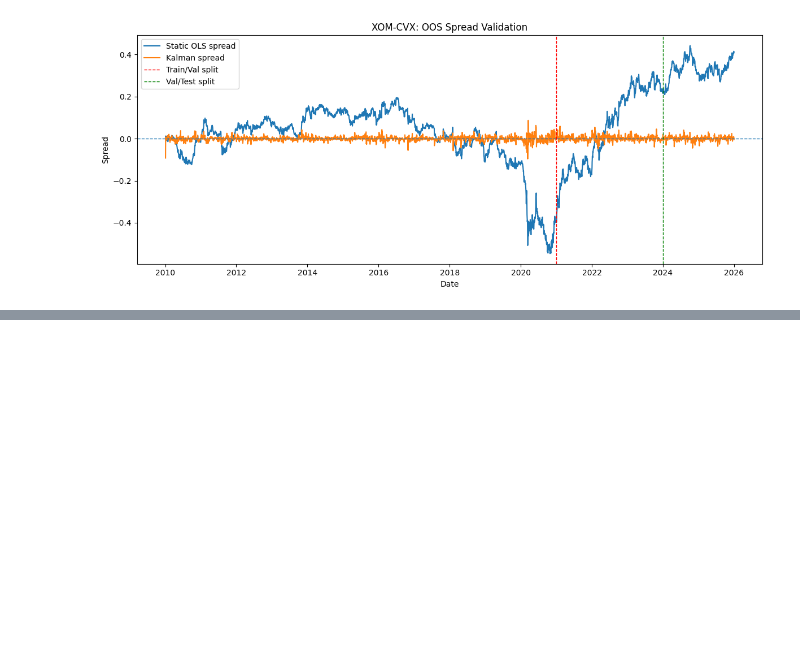
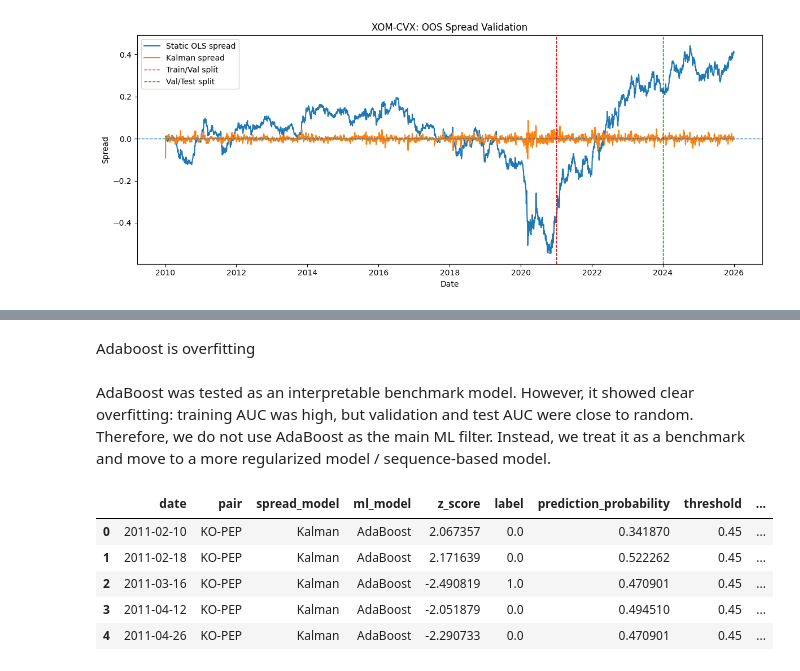
Before and after one commit to YewenL/project-5291, a Jupyter notebook: script/model implementation.ipynb, the cells around one changed output, grey strips where cells are left out. Saved outputs shown, nothing was run; the diff lists cells and outputs as text; code cells hidden in the pictures; blank space fills up the shorter version.

```diff
--- a/script/model implementation.ipynb
+++ b/script/model implementation.ipynb
@@ -1029,0 +3110,4 @@ backtest_input.to_csv(OUTPUT_DIR + "/backtest_input_with_kalman.csv", index=Fals
+# %% [markdown]
+Adaboost is overfitting
+# %% [markdown]
+AdaBoost was tested as an interpretable benchmark model. However, it showed clear overfitting: training AUC was high, but validation and test AUC were close to random. Therefore, we do not use AdaBoost as the main ML filter. Instead, we treat it as a benchmark and move to a more regularized model / sequence-based model.
@@ -1029,0 +3145,48 @@ backtest_input.to_csv(OUTPUT_DIR + "/backtest_input_with_kalman.csv", index=Fals
+# %%
+signals_ols_ko = create_ml_signal_file(
+    dataset_ols_ko_pep,
+    result_ols_ko,
+    pair="KO-PEP",
+    spread_model="OLS",
+    threshold=0.55
+)
+
+signals_kf_ko = create_ml_signal_file(
+    dataset_kf_ko_pep,
+    result_kf_ko,
+    pair="KO-PEP",
+    spread_model="Kalman",
+    threshold=0.45
+)
+
+signals_ols_xom = create_ml_signal_file(
+    dataset_ols_xom_cvx,
+    result_ols_xom,
+    pair="XOM-CVX",
+    spread_model="OLS",
+    threshold=0.40
+)
+
+signals_kf_xom = create_ml_signal_file(
+    dataset_kf_xom_cvx,
+    result_kf_xom,
+    pair="XOM-CVX",
+    spread_model="Kalman",
+    threshold=0.50
+)
+
+ml_signals_adaboost = pd.concat(
+    [signals_ols_ko, signals_kf_ko, signals_ols_xom, signals_kf_xom],
+    axis=0
+).sort_values(["pair", "spread_model", "date"])
+
+ml_signals_adaboost.to_csv("ml_signals_adaboost.csv", index=False)
+
+ml_signals_adaboost.head()
+# %% [output]
+|  | date | pair | spread_model | ml_model | z_score | label | prediction_probability | threshold | ... |
+| 0 | 2011-02-10 | KO-PEP | Kalman | AdaBoost | 2.067357 | 0.0 | 0.341870 | 0.45 | ... |
+| 1 | 2011-02-18 | KO-PEP | Kalman | AdaBoost | 2.171639 | 0.0 | 0.522262 | 0.45 | ... |
+| 2 | 2011-03-16 | KO-PEP | Kalman | AdaBoost | -2.490819 | 1.0 | 0.470901 | 0.45 | ... |
+| 3 | 2011-04-12 | KO-PEP | Kalman | AdaBoost | -2.051879 | 0.0 | 0.494510 | 0.45 | ... |
+| 4 | 2011-04-26 | KO-PEP | Kalman | AdaBoost | -2.290733 | 0.0 | 0.470901 | 0.45 | ... |
```
Also changed, not shown: parts of 117 cells of this notebook.
